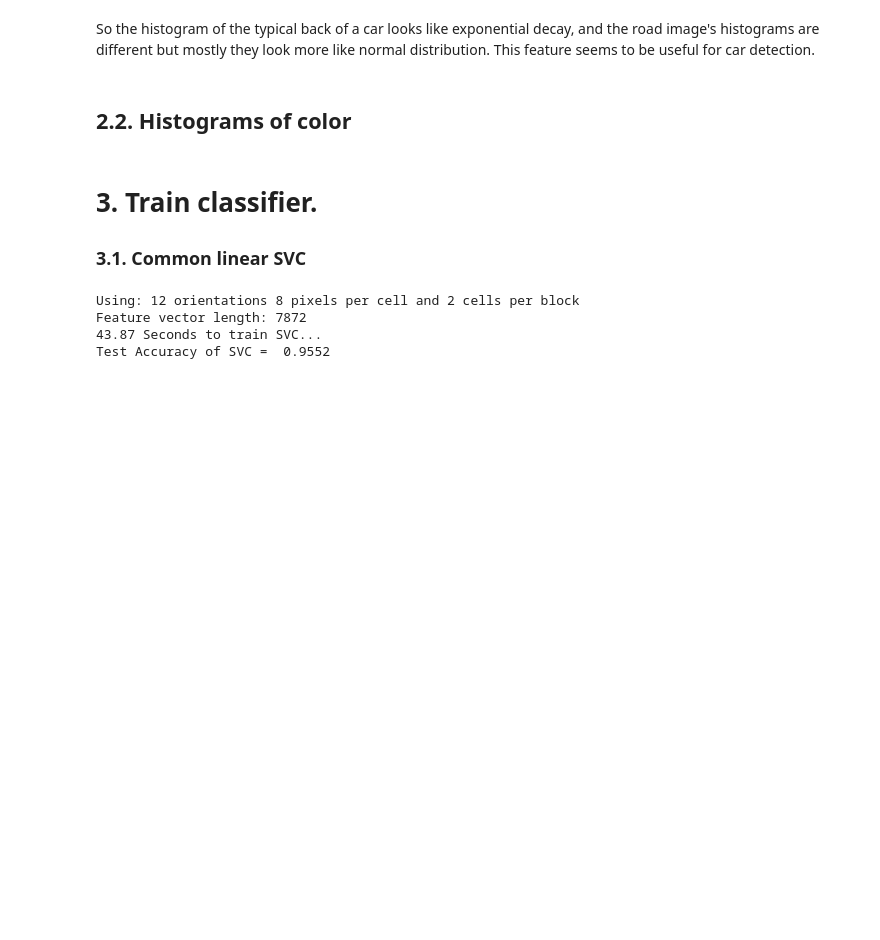
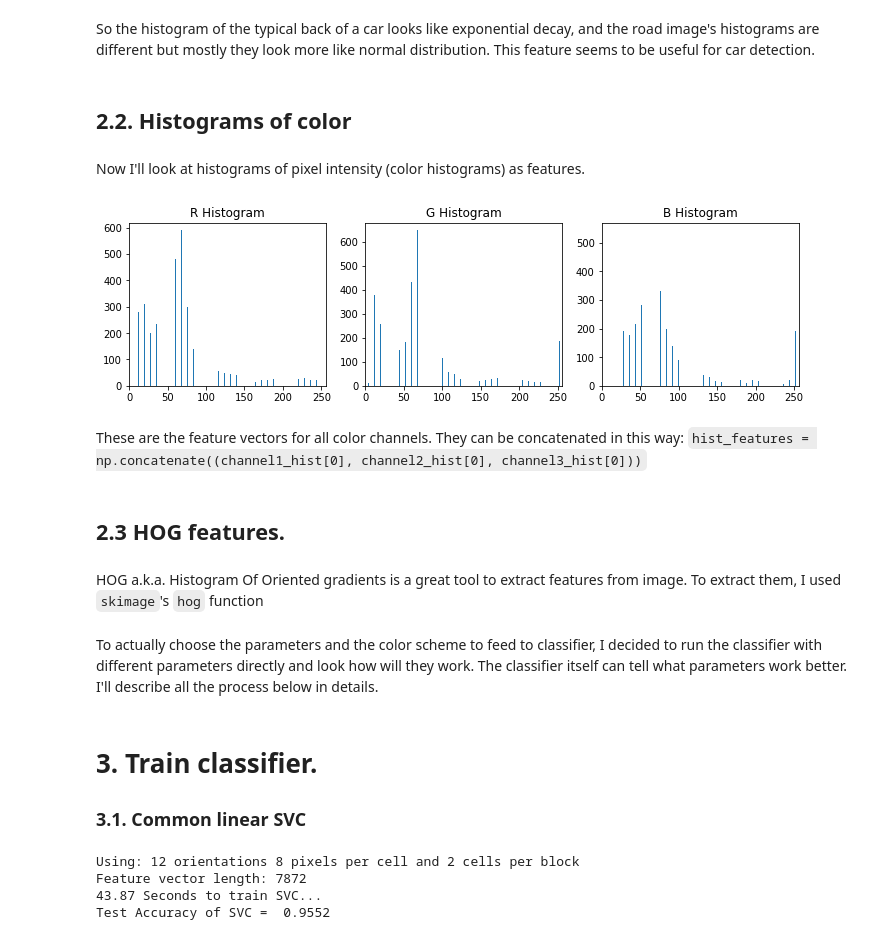
Before and after one commit to bakamoridesu/Vehicle-Tracking, a Jupyter notebook: Tracking.ipynb, the cells around one changed output. Drawn from its saved outputs; the diff is of its cells as text; code cells hidden in the pictures; blank space fills up the shorter version.

```diff
--- a/Tracking.ipynb
+++ b/Tracking.ipynb
@@ -134,3 +133,38 @@ So the histogram of the typical back of a car looks like exponential decay, and
 This feature seems to be useful for car detection.
 # %% [markdown]
 ## 2.2. Histograms of color
+# %% [markdown]
+Now I'll look at histograms of pixel intensity (color histograms) as features.
+# %%
+def get_color_features(image):
+    # Take histograms in R, G, and B
+    rhist = np.histogram(image[:,:,0], bins=32, range=(0, 256))
+    ghist = np.histogram(image[:,:,1], bins=32, range=(0, 256))
+    bhist = np.histogram(image[:,:,2], bins=32, range=(0, 256))
+
+    # Generating bin centers
+    bin_edges = rhist[1]
+    bin_centers = (bin_edges[1:]  + bin_edges[0:len(bin_edges)-1])/2
+
+    # Plot a figure with all three bar charts
+    fig = plt.figure(figsize=(12,3))
+    plt.subplot(131)
+    plt.bar(bin_centers, rhist[0])
+    plt.xlim(0, 256)
+    plt.title('R Histogram')
+    plt.subplot(132)
+    plt.bar(bin_centers, ghist[0])
+    plt.xlim(0, 256)
+    plt.title('G Histogram')
+    plt.subplot(133)
+    plt.bar(bin_centers, bhist[0])
+    plt.xlim(0, 256)
+    plt.title('B Histogram')
+# %%
+img = cv2.imread(vehicles[3333])
+#plt.imshow(img)
+get_color_features(img)
+# %% [output]
+[figure, added]
+# %% [markdown]
+These are the feature vectors for all color channels. They can be concatenated in this way: `hist_features = np.concatenate((channel1_hist[0], channel2_hist[0], channel3_hist[0]))`
@@ -137,3 +184,9 @@ This feature seems to be useful for car detection.
+# %% [markdown]
+## 2.3 HOG features.
+# %% [markdown]
+HOG a.k.a. Histogram Of Oriented gradients is a great tool to extract features from image. To extract them, I used `skimage`'s `hog` function
+# %% [markdown]
+To actually choose the parameters and the color scheme to feed to classifier, I decided to run the classifier with different parameters directly and look how will they work. The classifier itself can tell what parameters work better. I'll describe all the process below in details.
 # %%
 
 # Define a function to return HOG features and visualization
```
Also changed, not shown: parts of 38 cells of this notebook.
